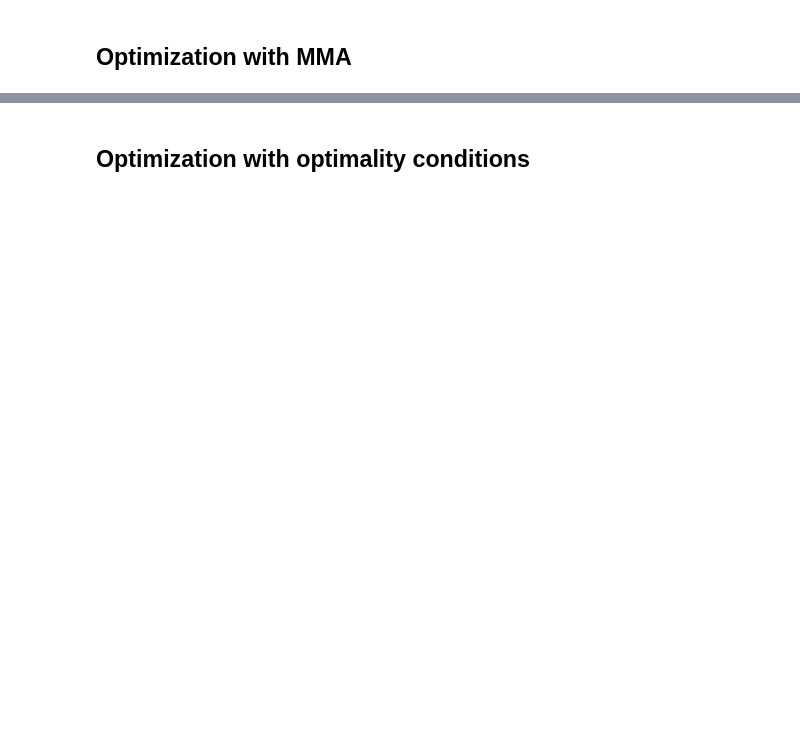
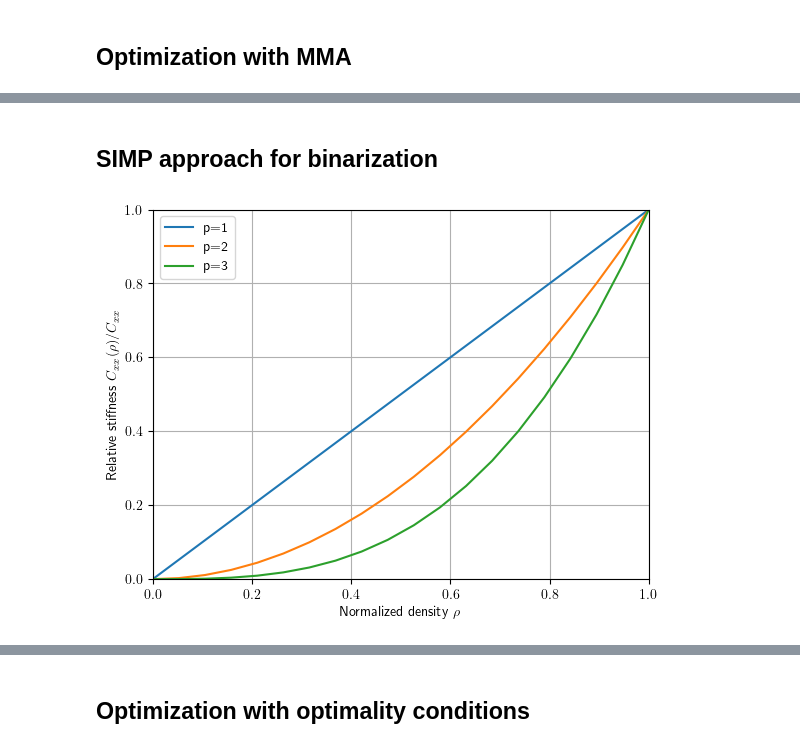
Before and after one commit to meyer-nils/structural_optimization, a Jupyter notebook: lecture_07_topology.ipynb, the cells around one changed output, grey strips where cells are left out. Cells and saved outputs as stored; diff of their text form; code cells hidden in the pictures; blank space fills up the shorter version.

```diff
--- a/lecture_07_topology.ipynb
+++ b/lecture_07_topology.ipynb
@@ -112,0 +122,20 @@ Iteration k=14 - Compliance: 0.59357
+# %% [markdown]
+## SIMP approach for binarization
+# %%
+p = 3
+Cxx = 1.0
+
+# Plot the SIMP relation
+rho = torch.linspace(0,1,20)
+plt.plot(rho, Cxx * rho**1.0, label="p=1")
+plt.plot(rho, Cxx * rho**2.0, label="p=2")
+plt.plot(rho, Cxx * rho**3.0, label="p=3")
+plt.xlabel(r"Normalized density $\rho$")
+plt.ylabel(r"Relative stiffness $C_{xx}(\rho)/C_{xx}$")
+plt.xlim([0, 1])
+plt.ylim([0, Cxx])
+plt.legend()
+plt.grid()
+plt.savefig("figures/simp.pdf", transparent=True, bbox_inches="tight")
+# %% [output]
+[figure, added]
```
Also changed, not shown: parts of 12 cells of this notebook, 1 other file.
